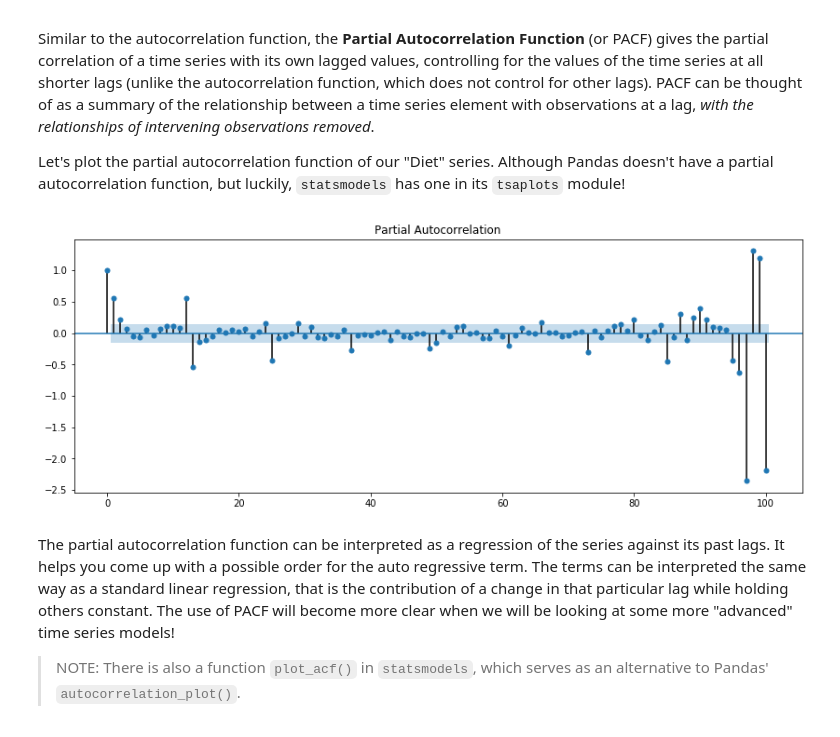
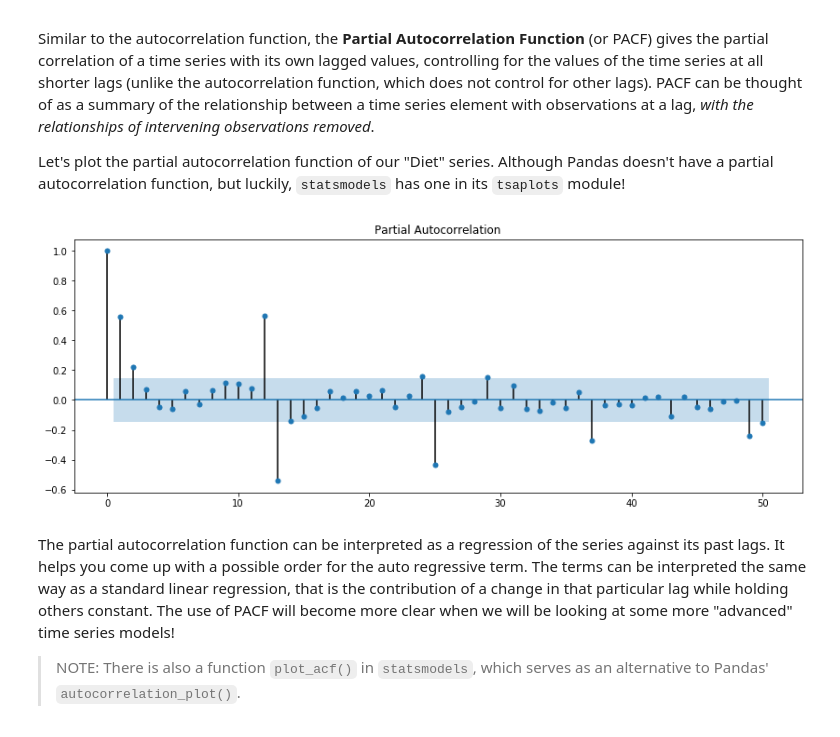
Before and after one commit to learn-co-curriculum/dsc-corr-autocorr-in-time-series, a Jupyter notebook: index.ipynb, the cells around one changed output. Cells and saved outputs as stored; diff of their text form; code cells hidden in the pictures.

```diff
--- a/index.ipynb
+++ b/index.ipynb
@@ -177,12 +177,12 @@ Let's plot the partial autocorrelation function of our "Diet" series. Although P
 # %%
 from statsmodels.graphics.tsaplots import plot_pacf
 from matplotlib.pylab import rcParams
 
 rcParams['figure.figsize'] = 14, 5
 
-plot_pacf(diet, lags=100);
+plot_pacf(diet, lags=50);
 # %% [output]
-[figure, old version]
+[figure, new version]
 # %% [markdown]
 The partial autocorrelation function can be interpreted as a regression of the series against its past lags. It helps you come up with a possible order for the auto regressive term. The terms can be interpreted the same way as a standard linear regression, that is the contribution of a change in that particular lag while holding others constant. The use of PACF will become more clear when we will be looking at some more "advanced" time series models!
 
```
Also changed, not shown: parts of 5 cells of this notebook, 10 other files.
